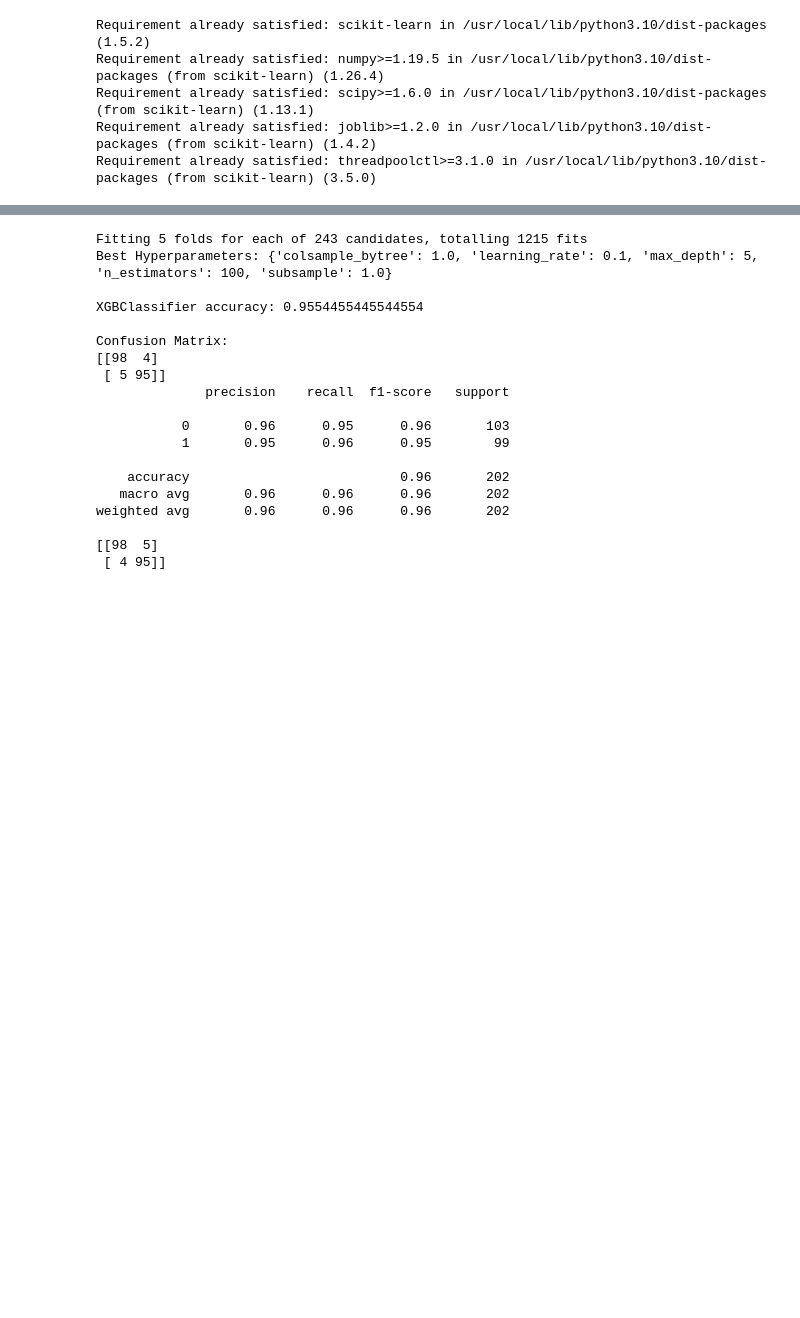
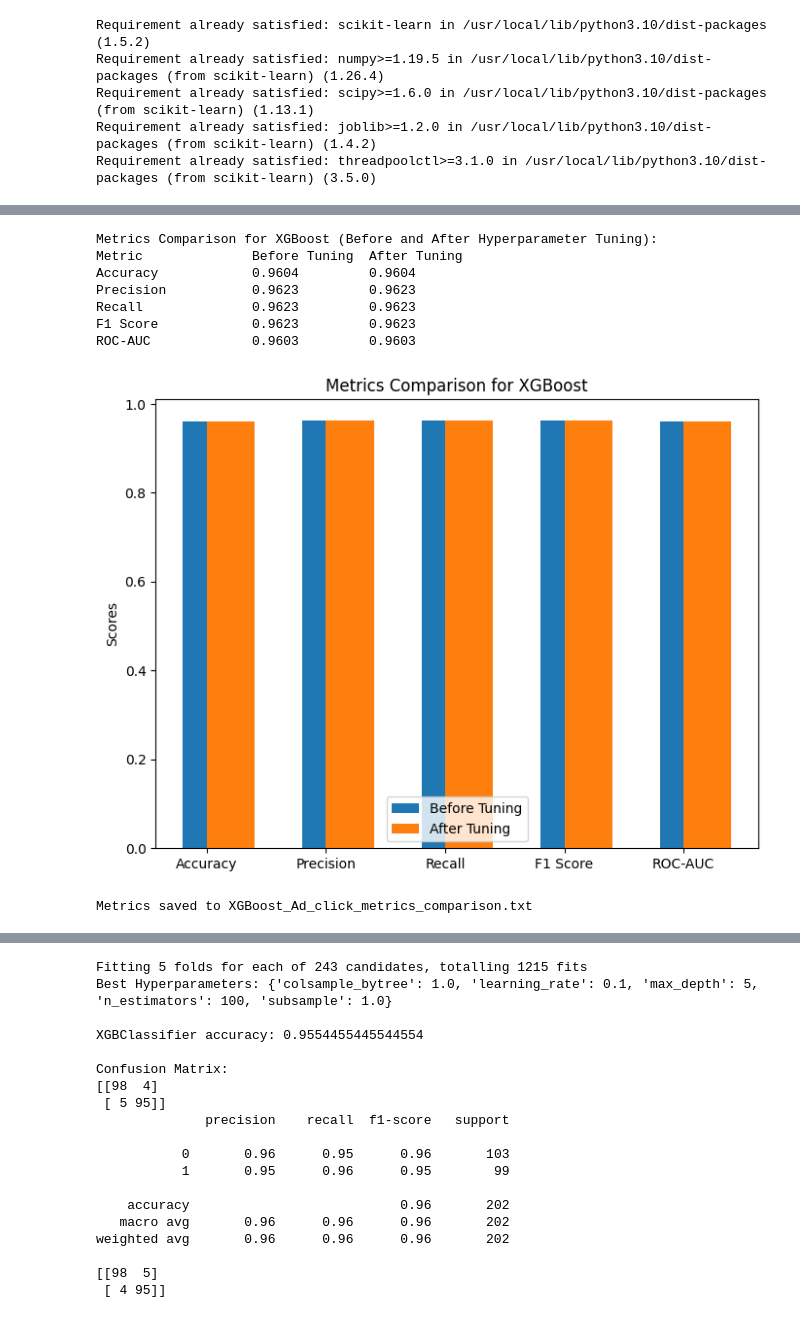
Before and after one commit to amrutdeshpande/Amrut-Deshpande, a Jupyter notebook: Ad_click_Prediction_IISc_Capstone_Project.ipynb, the cells around one changed output, grey strips where cells are left out. Cells and saved outputs as stored; diff of their text form; code cells hidden in the pictures; blank space fills up the shorter version.

```diff
--- a/Ad_click_Prediction_IISc_Capstone_Project.ipynb
+++ b/Ad_click_Prediction_IISc_Capstone_Project.ipynb
@@ -371,3 +435,39 @@ def build_pipeline(model_name):
+# %%
+#Compare metrics before and after hyperparameter tuning for ad click prediction
+from sklearn.metrics import accuracy_score, precision_score, recall_score, f1_score, roc_auc_score
+
+# Assuming you have functions to calculate these metrics (e.g., calculate_accuracy, calculate_precision, etc.)
+# Calculate metrics before tuning
+accuracy_before = accuracy_score(y_test_ad, XGB_model_ad_click)
+precision_before = precision_score(y_test_ad, XGB_model_ad_click)
+recall_before = recall_score(y_test_ad, XGB_model_ad_click)
+f1_before = f1_score(y_test_ad, XGB_model_ad_click)
+roc_auc_before = roc_auc_score(y_test_ad, XGB_model_ad_click)
+
+# Calculate metrics after tuning
+accuracy_after = accuracy_score(y_test_ad, XGB_model_ad_click_hyper_tune)
+precision_after = precision_score(y_test_ad, XGB_model_ad_click_hyper_tune)
+recall_after = recall_score(y_test_ad, XGB_model_ad_click_hyper_tune)
+f1_after = f1_score(y_test_ad, XGB_model_ad_click_hyper_tune)
+roc_auc_after = roc_auc_score(y_test_ad, XGB_model_ad_click_hyper_tune)
+
+# Create lists of metrics
+before_metrics = [accuracy_before, precision_before, recall_before, f1_before, roc_auc_before]
+after_metrics = [accuracy_after, precision_after, recall_after, f1_after, roc_auc_after]
+
+compare_metrics(before_metrics, after_metrics, model_name, target_name)  # Assuming compare_metrics is already defined
+# After comparing metrics for ad click prediction
+save_metrics_to_file(before_metrics, after_metrics, model_name, 'Ad_click')  # Assuming save_metrics_to_file is already defined
+# %% [output]
+Metrics Comparison for XGBoost (Before and After Hyperparameter Tuning):
+Metric              Before Tuning  After Tuning
+Accuracy            0.9604         0.9604
+Precision           0.9623         0.9623
+Recall              0.9623         0.9623
+F1 Score            0.9623         0.9623
+ROC-AUC             0.9603         0.9603
+[figure, added]
+Metrics saved to XGBoost_Ad_click_metrics_comparison.txt
 # %%
 # Save model using pickle
 def save_model(pipeline, model_name, target_name, directory='./'):
```
Also changed, not shown: parts of 6 cells of this notebook.
